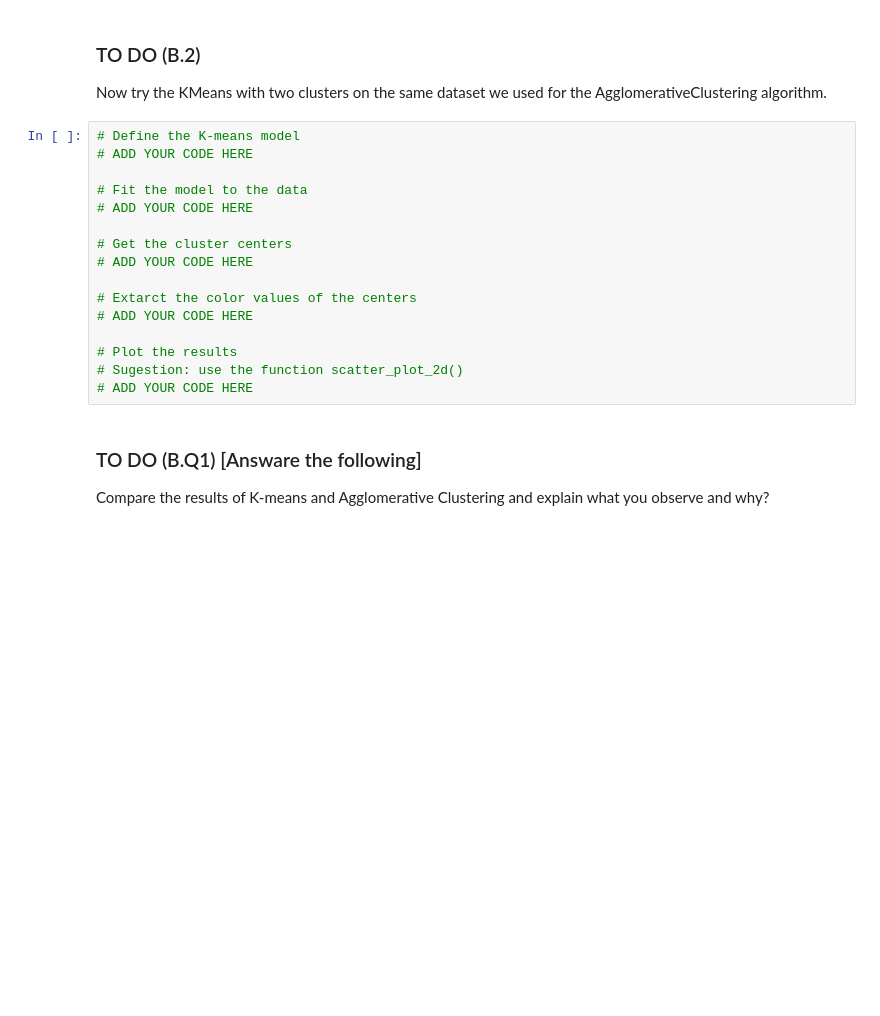
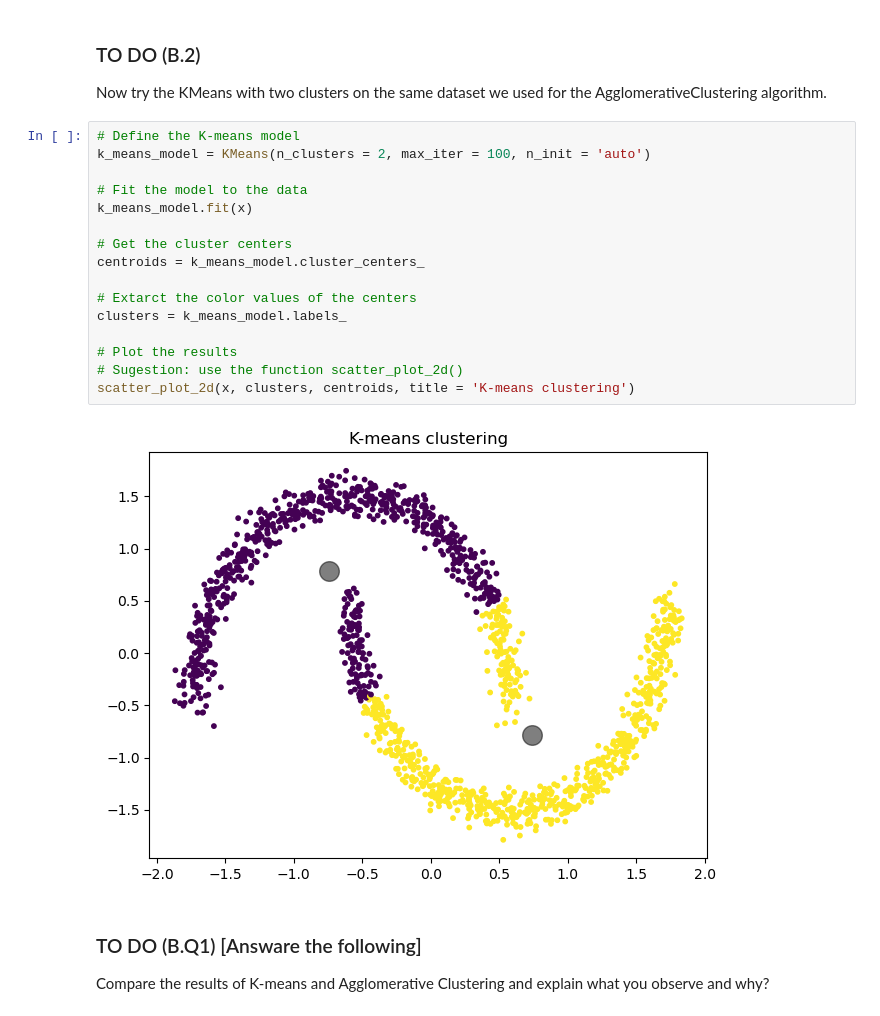
Before and after one commit to darioliotta/MachineLearning-Homeworks, a Jupyter notebook: 3/Liotta_Dario_lab3.ipynb, the cells around one changed output. Drawn from its saved outputs; the diff is of its cells as text; blank space fills up the shorter version.

```diff
--- a/3/Liotta_Dario_lab3.ipynb
+++ b/3/Liotta_Dario_lab3.ipynb
@@ -507,20 +510,22 @@ print(clusters_number)
 Now try the KMeans with two clusters on the same dataset we used for the AgglomerativeClustering algorithm.
 # %%
 # Define the K-means model
-# ADD YOUR CODE HERE
+k_means_model = KMeans(n_clusters = 2, max_iter = 100, n_init = 'auto')
 
 # Fit the model to the data
-# ADD YOUR CODE HERE
+k_means_model.fit(x)
 
 # Get the cluster centers
-# ADD YOUR CODE HERE
+centroids = k_means_model.cluster_centers_
 
 # Extarct the color values of the centers
-# ADD YOUR CODE HERE
+clusters = k_means_model.labels_
 
 # Plot the results
 # Sugestion: use the function scatter_plot_2d()
-# ADD YOUR CODE HERE
+scatter_plot_2d(x, clusters, centroids, title = 'K-means clustering')
+# %% [output]
+[figure, added]
 # %% [markdown]
 ### TO DO (B.Q1) [Answare the following]
 
```
Also changed, not shown: parts of 4 cells of this notebook.
